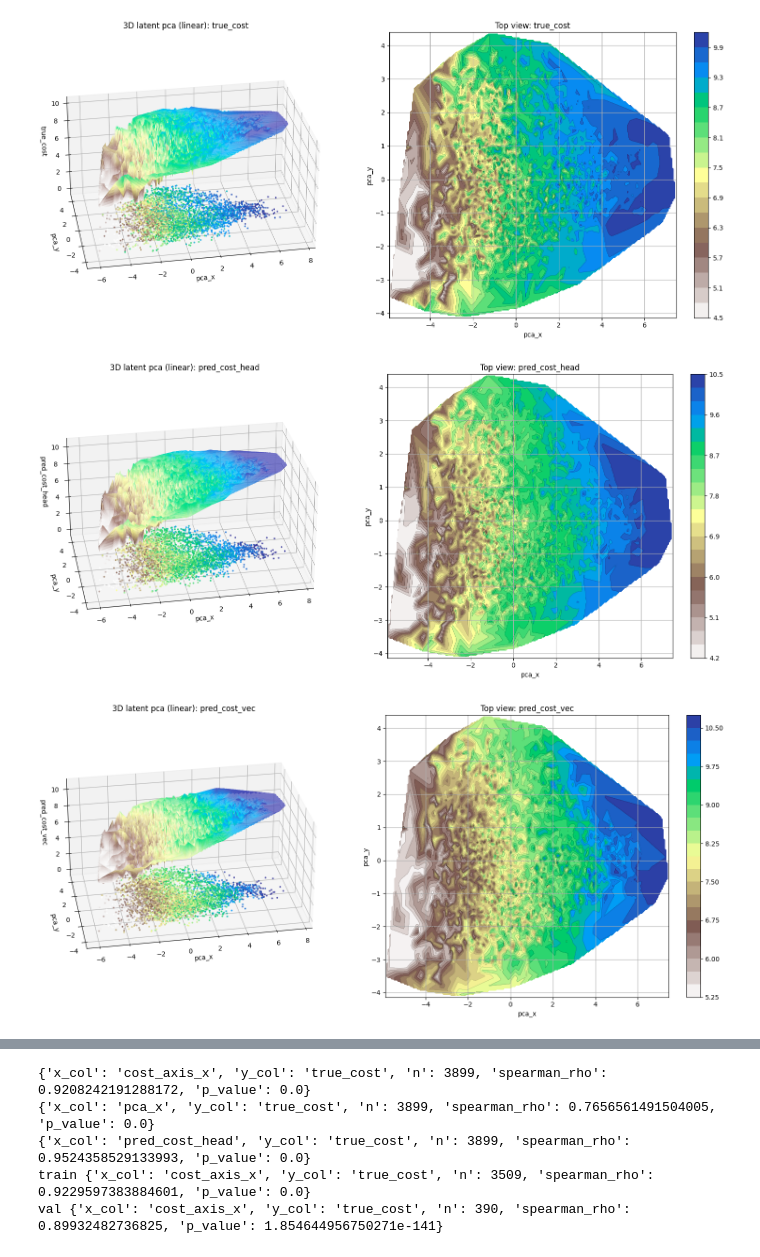
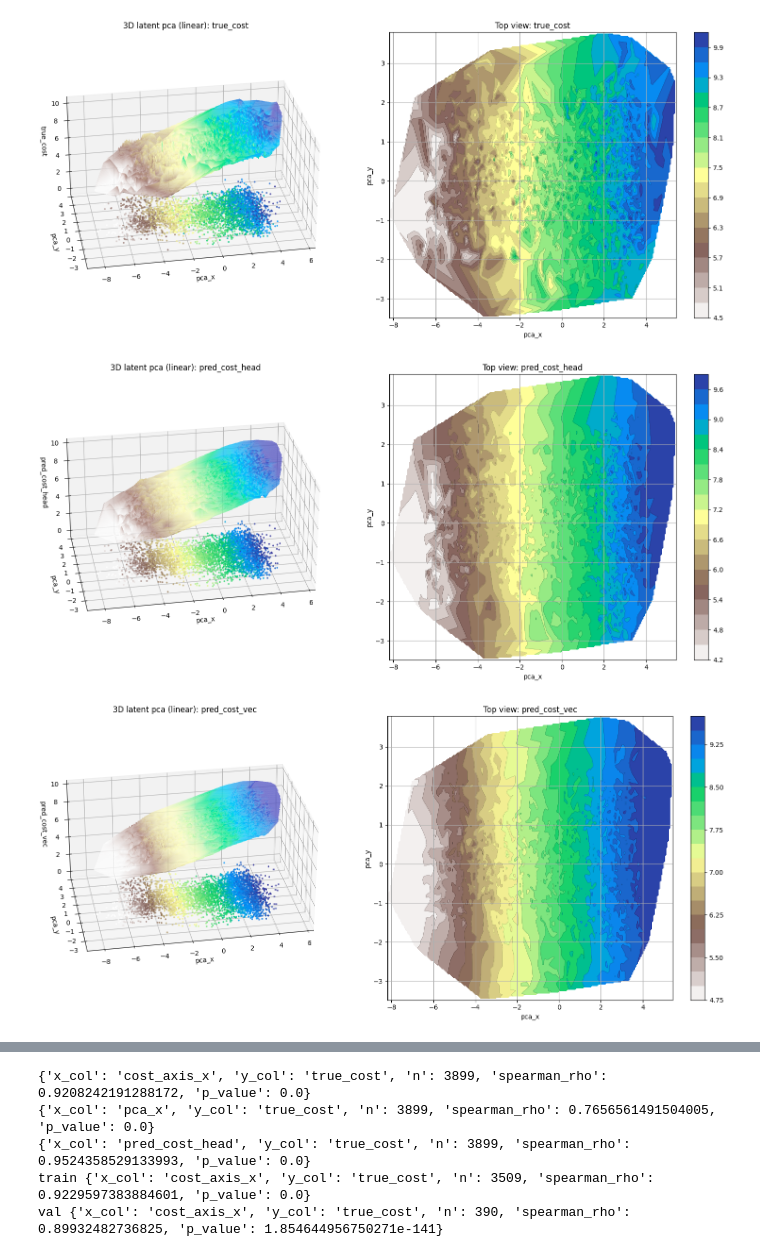
Before and after one commit to Jiw00n/bayes_analytic, a Jupyter notebook: gallery/constrained_gen_budget_v1.5/latent_figure.ipynb, the cells around one changed output, grey strips where cells are left out. Cells and saved outputs as stored; diff of their text form; code cells hidden in the pictures.

```diff
--- a/gallery/constrained_gen_budget_v1.5/latent_figure.ipynb
+++ b/gallery/constrained_gen_budget_v1.5/latent_figure.ipynb
@@ -260,7 +260,7 @@ import sys
 
 # === 사용자 설정 ===
 
-checkpoint_path = "/root/work/tvm-ansor/gallery/constrained_gen_budget/checkpoints/grid_search/lr0.0005_nce0.1_tau0.3_kl0.002_warm10_order.pt"
+checkpoint_path = "/root/work/tvm-ansor/gallery/constrained_gen_budget_v1.5/checkpoints_all/1490/lr0.0007_nce0.2_tau0.2_kl0.003_warm20_adaln.pt"
 # checkpoint_path = "/root/work/tvm-ansor/gallery/constrained_gen_budget/checkpoints/last.pt"
 CKPT_NAME= ".".join(os.path.basename(checkpoint_path).split('.')[:-1])
 CKPT_PATH = Path(checkpoint_path)
@@ -277,7 +277,7 @@ print('CKPT_PATH =', CKPT_PATH)
 
 PROJECT_ROOT_CANDIDATES = [
     Path.cwd(),
-    Path('/root/work/tvm-ansor/gallery/constrained_gen_budget/latent_model_budget'),
+    Path('/root/work/tvm-ansor/gallery/constrained_gen_budget_v1.5/latent_model_budget'),
 ]
 
 PROJECT_ROOT = None
@@ -658,37 +658,37 @@ def plot_latent_surface_with_topview(
         fig.savefig(f'analysis/figures/{CKPT_NAME}/{plot_type}_{interp_type}_{z_col}.png', dpi=200, bbox_inches='tight')
     plt.show()
 # %%
-save=True
+save=False
 plot_type="pca"
 interp_type="linear"
 reverse_x = False
 
 plot_latent_surface_with_topview(
     latent_df,
     z_col='true_cost',
     plot_type=plot_type,
     interp_type=interp_type,
     save=save,
     reverse_x=reverse_x,
 )
 plot_latent_surface_with_topview(
     latent_df,
     z_col='pred_cost_head',
     plot_type=plot_type,
     interp_type=interp_type,
     save=save,
     reverse_x=reverse_x,
 )
 plot_latent_surface_with_topview(
     latent_df,
     z_col='pred_cost_vec',
     plot_type=plot_type,
     interp_type=interp_type,
     save=save,
     reverse_x=reverse_x,
 )
 # %% [output]
-[figure, old version]
+[figure, new version]
-[figure, old version]
+[figure, new version]
-[figure, old version]
+[figure, new version]
 # %%
```
Also changed, not shown: parts of 3 cells of this notebook, 17 other files.
